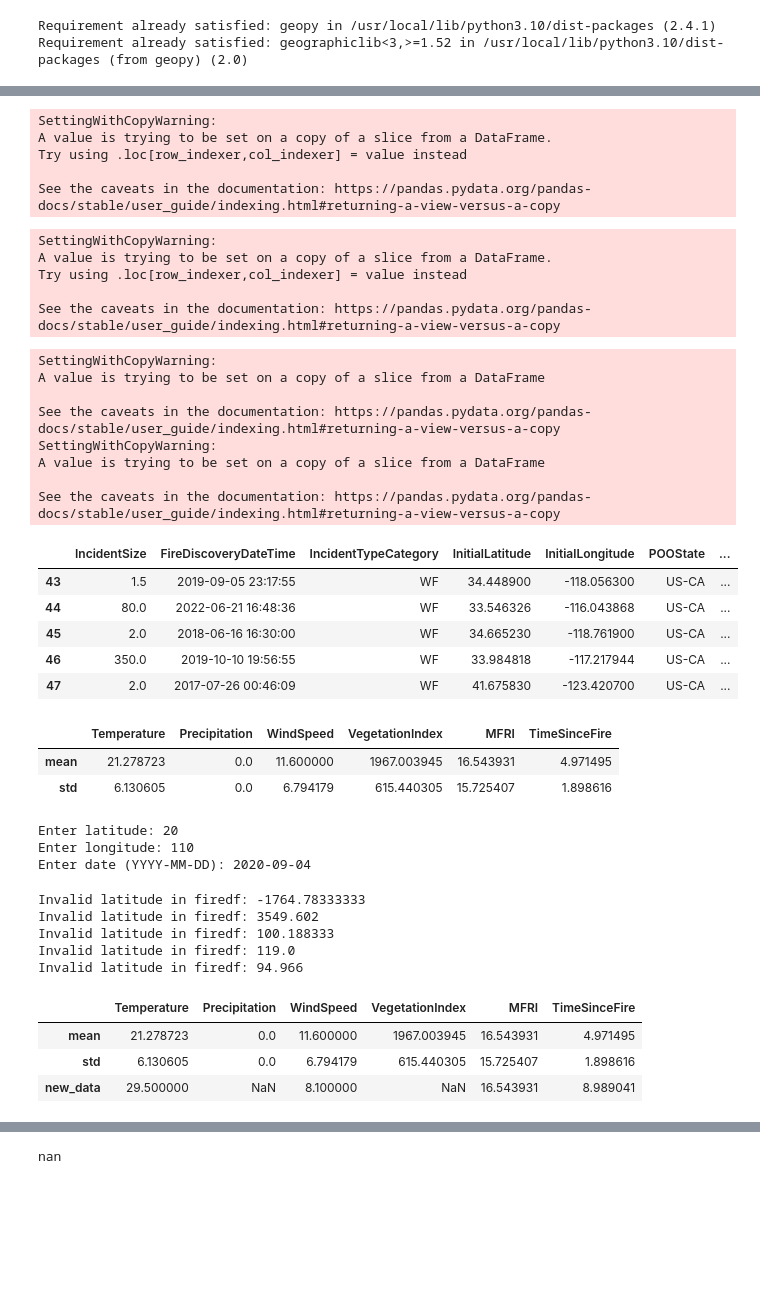
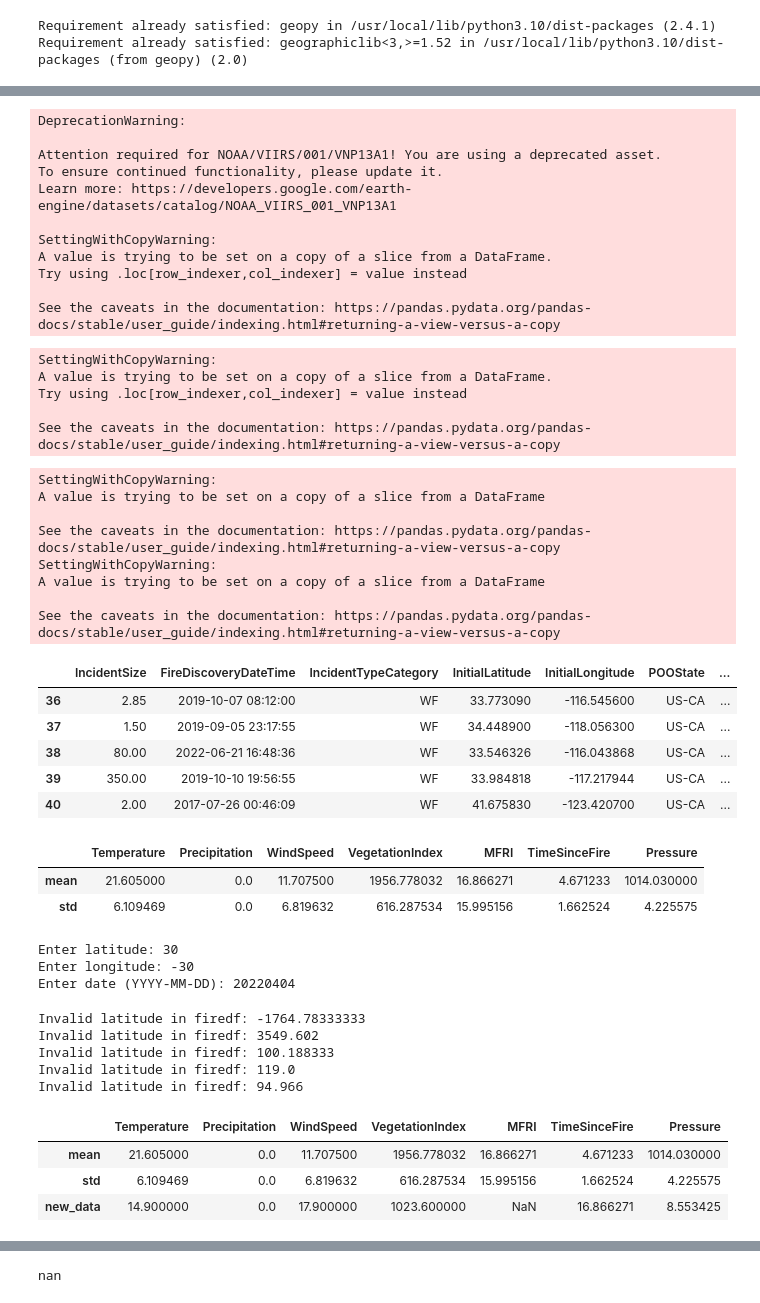
Before and after one commit to cseybold/Weather, a Jupyter notebook: Weather.ipynb, the cells around one changed output, grey strips where cells are left out. Drawn from its saved outputs; the diff is of its cells as text; code cells hidden in the pictures; blank space fills up the shorter version.

```diff
--- a/Weather.ipynb
+++ b/Weather.ipynb
@@ -66,3 +75,15 @@ cafire.tail()
 | 3813 | 11.03 | 2024-06-25 23:30:19 | WF | 38.845861 | -123.019703 | US-CA |
 | 3814 | 12.00 | 2024-06-26 02:28:04 | WF | 36.631882 | -119.322600 | US-CA |
 | 3815 | 53.91 | 2024-06-26 05:00:46 | WF | 37.732422 | -120.596351 | US-CA |
+# %%
+# Create a Point for a sample location
+location = Point(37.7749, -122.4194) # Example: San Francisco
+
+# Get daily data for a specific day
+start_time = datetime(2023, 11, 10)
+end_time = start_time + timedelta(days=1)
+data = Daily(location, start_time, end_time)
+data = data.fetch()
+
+# Print the available columns (weather stats)
+print(data.columns)
@@ -89,9 +114,9 @@ def weather_stats(lat, lon, time):
             data = Daily(location, time, time + timedelta(days=1))
             data = data.fetch()
 
-    # Return the temperature, precipitation, and wind speed
+    # Return the temperature, precipitation, wind speed, and pressure
     if not data.empty:
-        return [data.iloc[0]['tavg'], data.iloc[0]['prcp'], data.iloc[0]['wspd']]
+        return [data.iloc[0]['tavg'], data.iloc[0]['prcp'], data.iloc[0]['wspd'], data.iloc[0]['pres']]
     else:
         return None
 
@@ -103,6 +128,7 @@ def apply_weather_stats(row, i):
 testdf['Temperature'] = testdf.apply(lambda row: apply_weather_stats(row, 0), axis=1)
 testdf['Precipitation'] = testdf.apply(lambda row: apply_weather_stats(row, 1), axis=1)
 testdf['WindSpeed'] = testdf.apply(lambda row: apply_weather_stats(row, 2), axis=1)
+testdf['Pressure'] = testdf.apply(lambda row: apply_weather_stats(row, 3), axis=1)
 # %% [output]
 SettingWithCopyWarning:
 A value is trying to be set on a copy of a slice from a DataFrame.
@@ -123,6 +154,7 @@ See the caveats in the documentation: https://pandas.pydata.org/pandas-docs/stab
 testdf['Precipitation'].fillna(0, inplace=True)
 testdf.dropna(subset=['Temperature'], inplace=True)
 testdf.dropna(subset=['WindSpeed'], inplace=True)
+testdf.dropna(subset=['Pressure'], inplace=True)
 
 testdf.tail()
 # %% [output]
@@ -186,6 +222,12 @@ def get_vegetation_index(longitude, latitude, date):
 
 testdf['VegetationIndex'] = testdf.apply(lambda row: get_vegetation_index(row['InitialLongitude'], row['InitialLatitude'], row['FireDiscoveryDateTime']), axis=1)
 # %% [output]
+DeprecationWarning:
+
+Attention required for NOAA/VIIRS/001/VNP13A1! You are using a deprecated asset.
+To ensure continued functionality, please update it.
+Learn more: https://developers.google.com/earth-engine/datasets/catalog/NOAA_VIIRS_001_VNP13A1
+
 SettingWithCopyWarning:
 A value is trying to be set on a copy of a slice from a DataFrame.
 Try using .loc[row_indexer,col_indexer] = value instead
@@ -259,11 +301,11 @@ A value is trying to be set on a copy of a slice from a DataFrame
 
 See the caveats in the documentation: https://pandas.pydata.org/pandas-docs/stable/user_guide/indexing.html#returning-a-view-versus-a-copy
 |  | IncidentSize | FireDiscoveryDateTime | IncidentTypeCategory | InitialLatitude | InitialLongitude | POOState | ... |
-| 43 | 1.5 | 2019-09-05 23:17:55 | WF | 34.448900 | -118.056300 | US-CA | ... |
-| 44 | 80.0 | 2022-06-21 16:48:36 | WF | 33.546326 | -116.043868 | US-CA | ... |
-| 45 | 2.0 | 2018-06-16 16:30:00 | WF | 34.665230 | -118.761900 | US-CA | ... |
-| 46 | 350.0 | 2019-10-10 19:56:55 | WF | 33.984818 | -117.217944 | US-CA | ... |
-| 47 | 2.0 | 2017-07-26 00:46:09 | WF | 41.675830 | -123.420700 | US-CA | ... |
+| 36 | 2.85 | 2019-10-07 08:12:00 | WF | 33.773090 | -116.545600 | US-CA | ... |
+| 37 | 1.50 | 2019-09-05 23:17:55 | WF | 34.448900 | -118.056300 | US-CA | ... |
+| 38 | 80.00 | 2022-06-21 16:48:36 | WF | 33.546326 | -116.043868 | US-CA | ... |
+| 39 | 350.00 | 2019-10-10 19:56:55 | WF | 33.984818 | -117.217944 | US-CA | ... |
+| 40 | 2.00 | 2017-07-26 00:46:09 | WF | 41.675830 | -123.420700 | US-CA | ... |
 # %%
 mtemp = testdf['Temperature'].mean()
 mprec = testdf['Precipitation'].mean()
@@ -271,6 +313,7 @@ mwind = testdf['WindSpeed'].mean()
 mveg = testdf['VegetationIndex'].mean()
 mMFRI = testdf['MFRI'].mean()
 mtimesince = testdf['TimeSinceFire'].mean()
+mpressure = testdf['Pressure'].mean()
 
 sdtemp = testdf['Temperature'].std()
 sdprec = testdf['Precipitation'].std()
@@ -278,6 +321,7 @@ sdwind = testdf['WindSpeed'].std()
 sdveg = testdf['VegetationIndex'].std()
 sdMFRI = testdf['MFRI'].std()
 sdtimesince = testdf['TimeSinceFire'].std()
+sdpressure = testdf['Pressure'].std()
 
 testdata = pd.DataFrame({
     'Temperature': [mtemp, sdtemp],
@@ -285,14 +329,15 @@ testdata = pd.DataFrame({
     'WindSpeed': [mwind, sdwind],
     'VegetationIndex': [mveg, sdveg],
     'MFRI': [mMFRI, sdMFRI],
-    'TimeSinceFire': [mtimesince, sdtimesince]
+    'TimeSinceFire': [mtimesince, sdtimesince],
+    'Pressure': [mpressure, sdpressure]
 }, index=['mean', 'std'])
 
 testdata.head()
 # %% [output]
-|  | Temperature | Precipitation | WindSpeed | VegetationIndex | MFRI | TimeSinceFire |
-| mean | 21.278723 | 0.0 | 11.600000 | 1967.003945 | 16.543931 | 4.971495 |
-| std | 6.130605 | 0.0 | 6.794179 | 615.440305 | 15.725407 | 1.898616 |
+|  | Temperature | Precipitation | WindSpeed | VegetationIndex | MFRI | TimeSinceFire | Pressure |
+| mean | 21.605000 | 0.0 | 11.707500 | 1956.778032 | 16.866271 | 4.671233 | 1014.030000 |
+| std | 6.109469 | 0.0 | 6.819632 | 616.287534 | 15.995156 | 1.662524 | 4.225575 |
 # %%
 # Apply the function to each row and handle None values
 def apply_weather_stats2(row, i):
@@ -334,7 +379,8 @@ testdata2 = pd.DataFrame({
     'WindSpeed': [None],
     'VegetationIndex': [None],
     'MFRI': [None],
-    'TimeSinceFire': [None] # Add TimeSinceFire column to match testdata
+    'TimeSinceFire': [None],
+    'Pressure': [None]
 })
 
 # Collect user input
@@ -343,36 +389,37 @@ longitude = float(input("Enter longitude: "))
 date_str = input("Enter date (YYYY-MM-DD): ")
 date = pd.to_datetime(date_str)
 # %% [output]
-Enter latitude: 20
-Enter longitude: 110
-Enter date (YYYY-MM-DD): 2020-09-04
+Enter latitude: 30
+Enter longitude: -30
+Enter date (YYYY-MM-DD): 20220404
 # %%
 # Apply functions using the user input
 temperature = apply_weather_stats2({'Latitude': latitude, 'Longitude': longitude, 'Date': date}, 0)
 precipitation = apply_weather_stats2({'Latitude': latitude, 'Longitude': longitude, 'Date': date}, 1)
 wind_speed = apply_weather_stats2({'Latitude': latitude, 'Longitude': longitude, 'Date': date}, 2)
+pressure = apply_weather_stats2({'Latitude': latitude, 'Longitude': longitude, 'Date': date}, 3)
 vegetation_index = get_vegetation_index(longitude, latitude, date)
 mfri = get_mfri(longitude, latitude)
 time_since_fire = get_time_since_closest_fire(latitude, longitude, firedf)
 
 if mfri is None:
     mfri = testdata.loc['mean', 'MFRI']
 
 # Create a new row for testdata
-new_row = [temperature, precipitation, wind_speed, vegetation_index, mfri, time_since_fire]
+new_row = [temperature, precipitation, wind_speed, pressure, vegetation_index, mfri, time_since_fire]
 testdata.loc['new_data'] = new_row
 
 testdata.head()
 # %% [output]
 Invalid latitude in firedf: -1764.78333333
 Invalid latitude in firedf: 3549.602
 Invalid latitude in firedf: 100.188333
 Invalid latitude in firedf: 119.0
 Invalid latitude in firedf: 94.966
-|  | Temperature | Precipitation | WindSpeed | VegetationIndex | MFRI | TimeSinceFire |
-| mean | 21.278723 | 0.0 | 11.600000 | 1967.003945 | 16.543931 | 4.971495 |
-| std | 6.130605 | 0.0 | 6.794179 | 615.440305 | 15.725407 | 1.898616 |
-| new_data | 29.500000 | NaN | 8.100000 | NaN | 16.543931 | 8.989041 |
+|  | Temperature | Precipitation | WindSpeed | VegetationIndex | MFRI | TimeSinceFire | Pressure |
+| mean | 21.605000 | 0.0 | 11.707500 | 1956.778032 | 16.866271 | 4.671233 | 1014.030000 |
+| std | 6.109469 | 0.0 | 6.819632 | 616.287534 | 15.995156 | 1.662524 | 4.225575 |
+| new_data | 14.900000 | 0.0 | 17.900000 | 1023.600000 | NaN | 16.866271 | 8.553425 |
 # %%
 # Create an empty Series to store the results
 result = pd.Series(index=testdata.columns)
```
Also changed, not shown: parts of 19 cells of this notebook.
